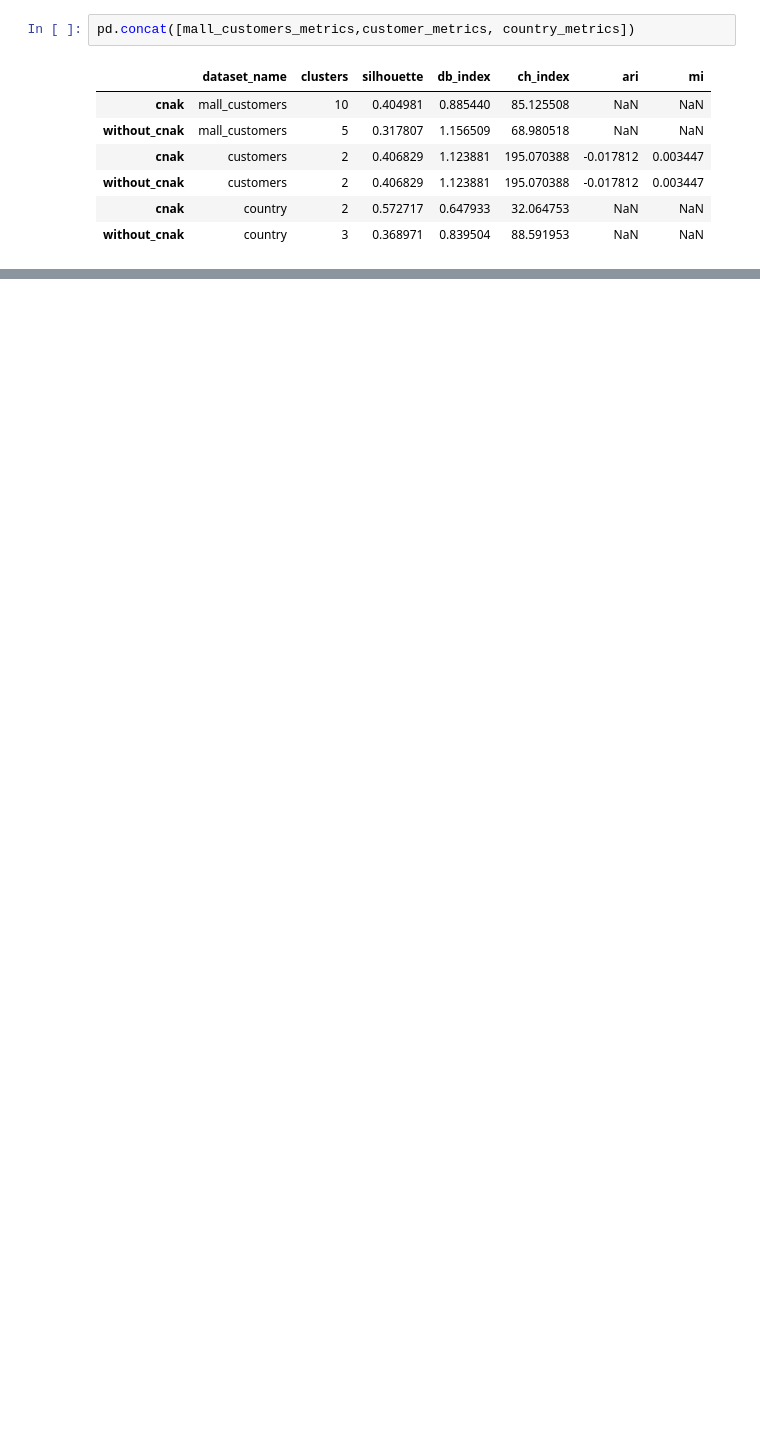
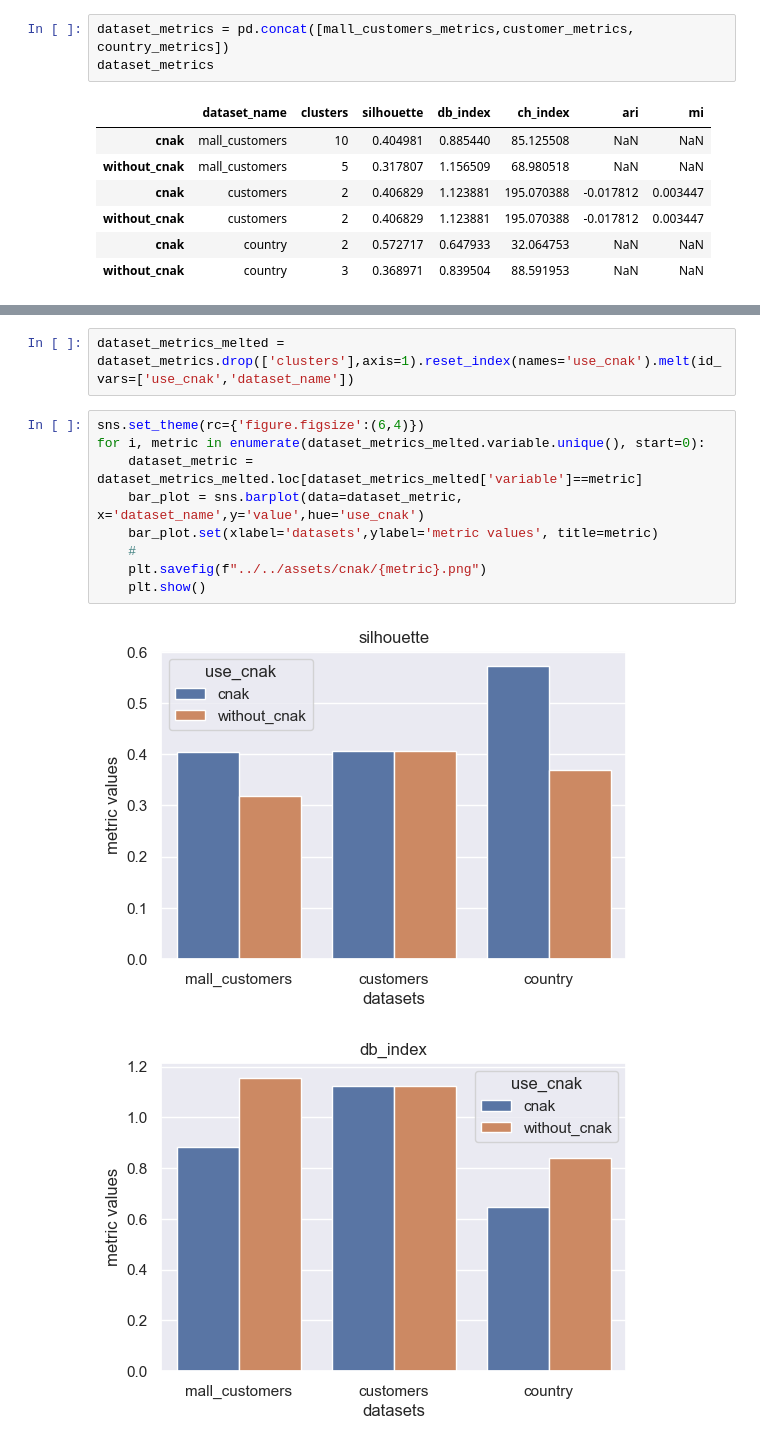
Before and after one commit to leonswl/ntu-msds-sd6125, a Jupyter notebook: notebooks/cnak/cnak.ipynb, the cells around one changed output, grey strips where cells are left out. Saved outputs shown, nothing was run; the diff lists cells and outputs as text; blank space fills up the shorter version.

```diff
--- a/notebooks/cnak/cnak.ipynb
+++ b/notebooks/cnak/cnak.ipynb
@@ -152,7 +175,8 @@ country_metrics = evaluate_cnak(
     dataset_clusters=country_clusters,
     X=X_country)
 # %%
-pd.concat([mall_customers_metrics,customer_metrics, country_metrics])
+dataset_metrics = pd.concat([mall_customers_metrics,customer_metrics, country_metrics])
+dataset_metrics
 # %% [output]
 |  | dataset_name | clusters | silhouette | db_index | ch_index | ari | mi |
 | cnak | mall_customers | 10 | 0.404981 | 0.885440 | 85.125508 | NaN | NaN |
@@ -163,0 +190,14 @@ pd.concat([mall_customers_metrics,customer_metrics, country_metrics])
+# %%
+dataset_metrics_melted = dataset_metrics.drop(['clusters'],axis=1).reset_index(names='use_cnak').melt(id_vars=['use_cnak','dataset_name'])
+# %%
+sns.set_theme(rc={'figure.figsize':(6,4)})
+for i, metric in enumerate(dataset_metrics_melted.variable.unique(), start=0):
+    dataset_metric = dataset_metrics_melted.loc[dataset_metrics_melted['variable']==metric]
+    bar_plot = sns.barplot(data=dataset_metric, x='dataset_name',y='value',hue='use_cnak')
+    bar_plot.set(xlabel='datasets',ylabel='metric values', title=metric)
+    #
+    plt.savefig(f"../../assets/cnak/{metric}.png")
+    plt.show()
+# %% [output]
+[figure, added]
+[figure, added]
```
Also changed, not shown: parts of 18 cells of this notebook, 9 other files.
